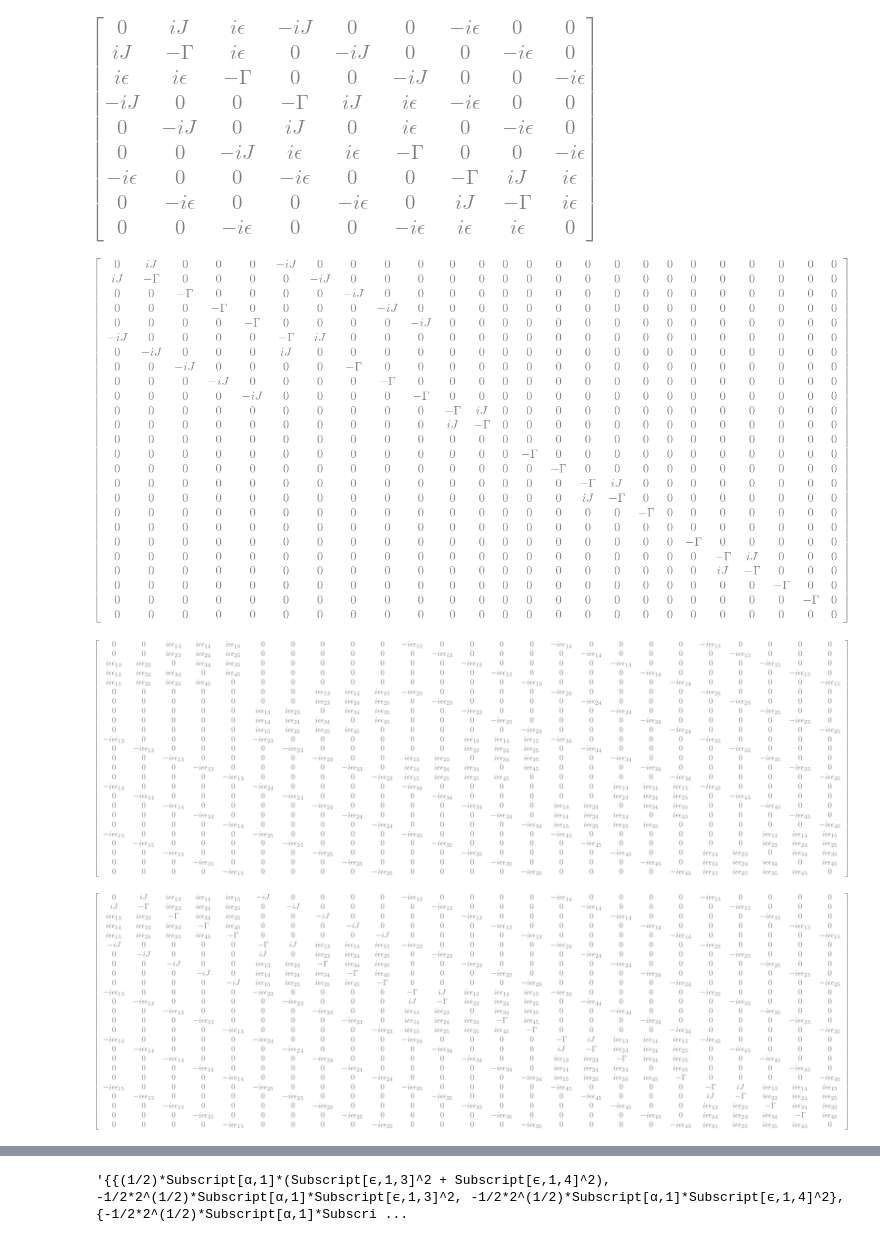
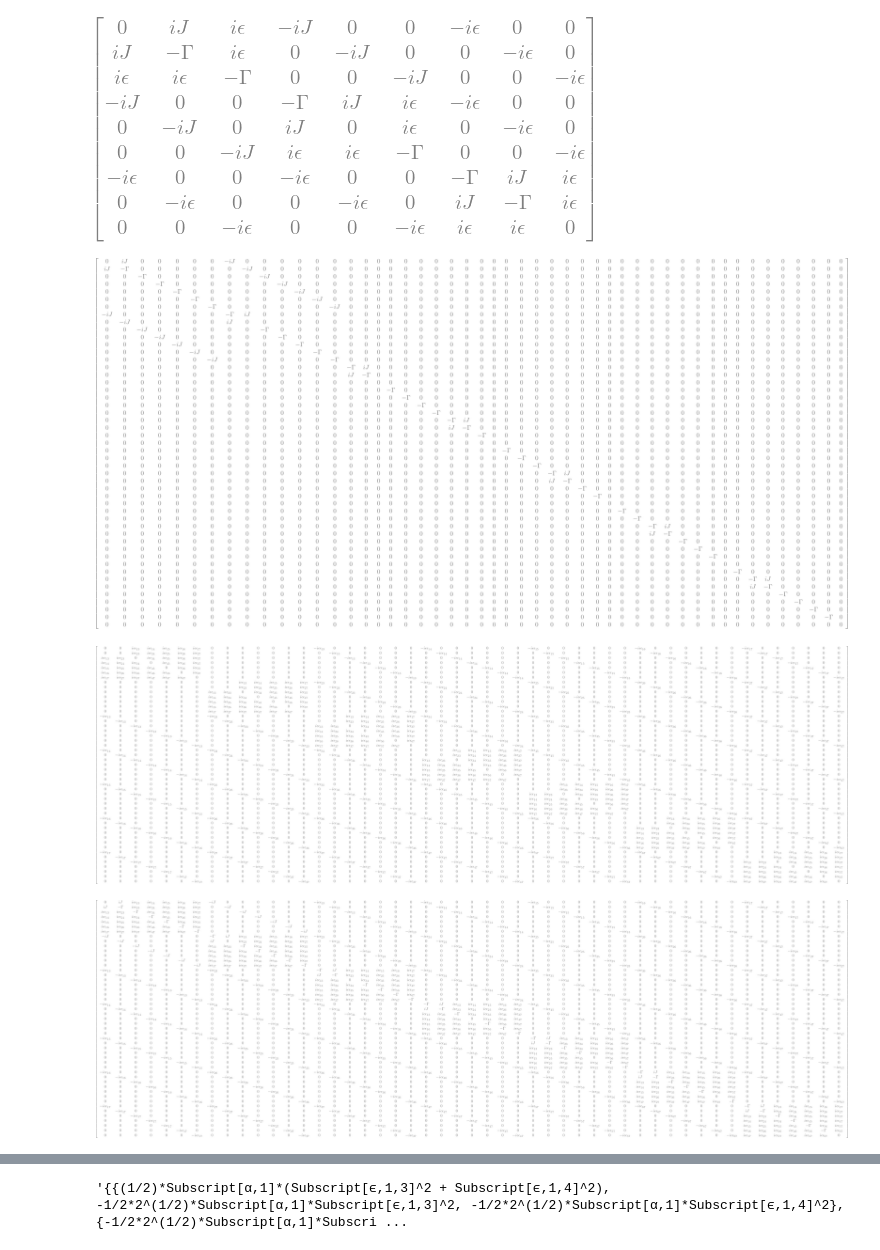
Before and after one commit to kiwipretzel/nserc-2026, a Jupyter notebook: [3.4] [n-site (degenerate), single-body, general epsilon's, local dephasing]/[3.4.0.1] [n-site,single-body,degenerate,different epsilons] [july 27].ipynb, the cells around one changed output, grey strips where cells are left out. Cells and saved outputs as stored; diff of their text form; code cells hidden in the pictures.

```diff
--- a/[3.4] [n-site (degenerate), single-body, general epsilon's, local dephasing]/[3.4.0.1] [n-site,single-body,degenerate,different epsilons] [july 27].ipynb
+++ b/[3.4] [n-site (degenerate), single-body, general epsilon's, local dephasing]/[3.4.0.1] [n-site,single-body,degenerate,different epsilons] [july 27].ipynb
@@ -134,32 +134,32 @@ display(L)
 [figure]
 [figure]
 # %%
-N = 5
+N = 7
 
 # building matrices
 H0 = sp.Matrix(N, N, lambda i,j : J if ({i,j}=={0,1}) else 0)
 V = sp.Matrix(N, N, lambda i,j : epsilon*sp.Symbol(f"epsilon_{i+1 if i<j else j+1}{j+1 if i<j else i+1}", real=True) if ({i,j}!={0,1} and (i!=0 or j!=0) and i!=j) else 0)
 #V = sp.Matrix(N, N, lambda i,j : sp.Symbol(f"epsilon", real=True) if ({i,j}!={0,1} and (i!=0 or j!=0) and i!=j) else 0)
 
 # building lindblad jump operators
 L_operators = [sp.Matrix(N,N, lambda i,j: 1 if i==k and j==k else 0) for k in range(N)]
 
 # building lindbladians
 L0, _ = lindbladian(N, output=False, degenerate=False, H=H0, L_operators=L_operators)
 L1, _ = lindbladian(N, output=False, degenerate=False, H=V, dissipative=False)
 
 # setting all dephasing constants to the same constant gamma
 L0 = L0.subs({sp.Symbol(f"Gamma_{i}", real=True, nonnegative=True):gamma for i in range(N)})
 
 
 
 display(L0)
 display(L1)
 display(L0+L1)
 # %% [output]
-[figure, old version]
+[figure, new version]
-[figure, old version]
+[figure, new version]
-[figure, old version]
+[figure, new version]
 # %%
 nullspace = [n/n.norm() for n in L0.nullspace()]
 nullspace
```
Also changed, not shown: parts of 7 cells of this notebook.
